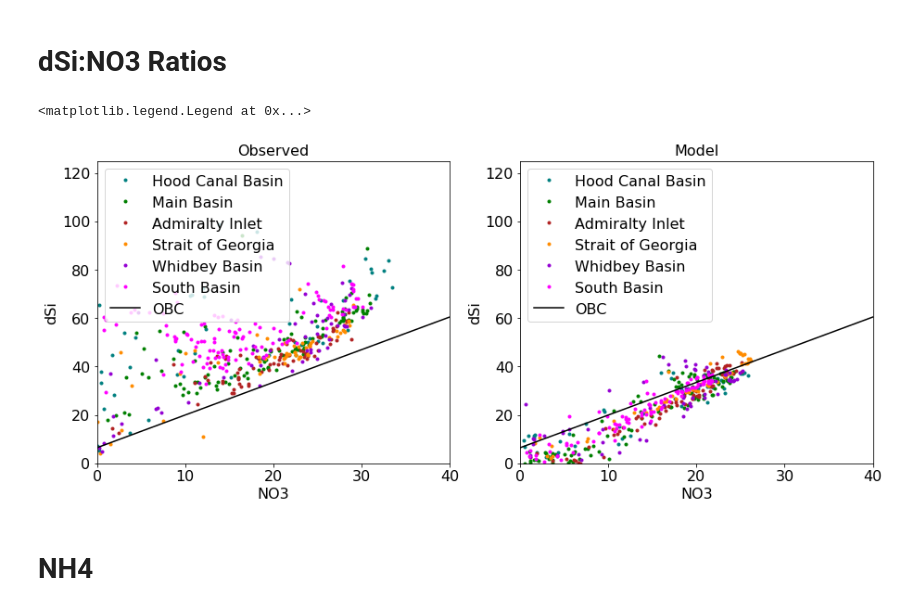
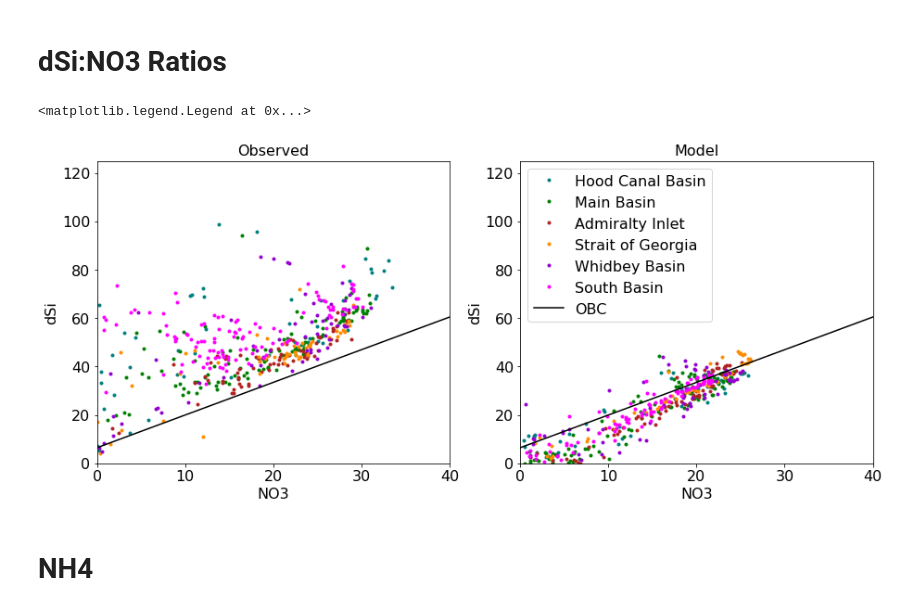
Before and after one commit to SalishSeaCast/analysis-elise-2, a Jupyter notebook: notebooks/bioTuning/HC1905-varvar/Puget_WADE_Example_2009.ipynb, the cells around one changed output. Drawn from its saved outputs; the diff is of its cells as text; code cells hidden in the pictures.

```diff
--- a/notebooks/bioTuning/HC1905-varvar/Puget_WADE_Example_2009.ipynb
+++ b/notebooks/bioTuning/HC1905-varvar/Puget_WADE_Example_2009.ipynb
@@ -488,31 +488,31 @@ Text(0.5, 1.0, 'dSi')
 # %%
 fig,ax=plt.subplots(1,2,figsize=(15,6))
 for ind,iregion in enumerate(data.Basin.unique()):
     p1=ax[0].plot(datreg[iregion]['NO23'],datreg[iregion]['Si'],'.',
                   color=colors[ind],label=iregion)
 ax[0].plot(np.arange(0,41),1.35*np.arange(0,41)+6.46,'k-',label='OBC')
 ax[0].set_title('Observed')
 ax[0].set_xlabel('NO3')
 ax[0].set_ylabel('dSi')
 ax[0].set_xlim(0,40)
 ax[0].set_ylim(0,125)
-ax[0].legend()
+#ax[0].legend()
 
 for ind,iregion in enumerate(data.Basin.unique()):
     p=ax[1].plot(datreg[iregion]['mod_nitrate'],datreg[iregion]['mod_silicon'],'.',
                   color=colors[ind],label=iregion)
 ax[1].plot(np.arange(0,41),1.35*np.arange(0,41)+6.46,'k-',label='OBC')
 ax[1].set_title('Model')
 ax[1].set_xlabel('NO3')
 ax[1].set_ylabel('dSi')
 ax[1].set_xlim(0,40)
 ax[1].set_ylim(0,125)
 ax[1].legend()
 #ax[0].plot(np.arange(0,35),1.3*np.arange(0,35),'k-')
 #ax[1].plot(np.arange(0,35),1.3*np.arange(0,35),'k-')
 # %% [output]
 <matplotlib.legend.Legend at 0x...>
-[figure, old version]
+[figure, new version]
 # %% [markdown]
 # NH4
 # %%
```
Also changed, not shown: 4 other files.
